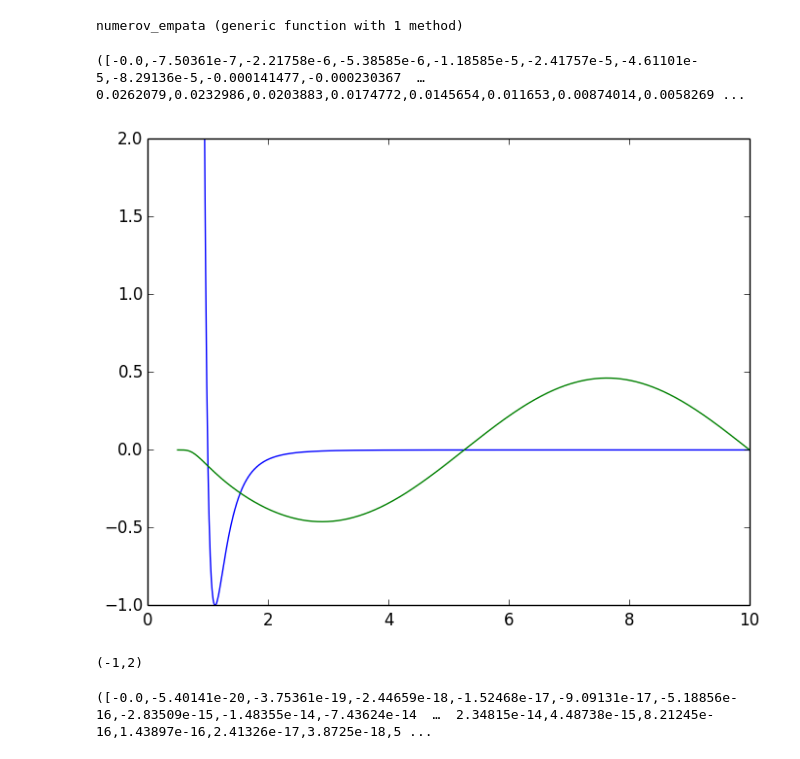
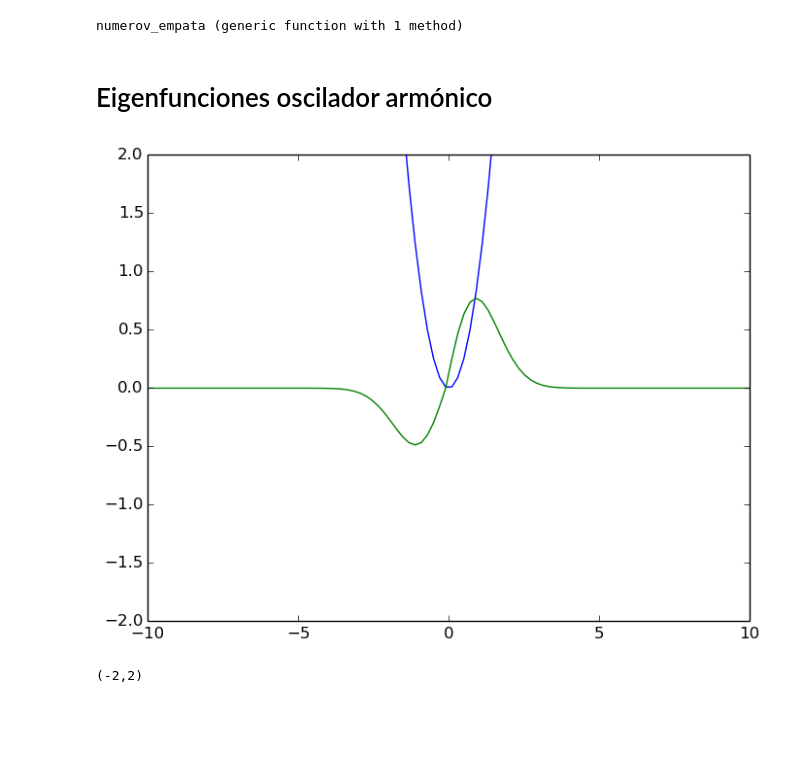
Before and after one commit to davidamaro/finalcompu, a Jupyter notebook: trabajo.ipynb, the cells around one changed output. Cells and saved outputs as stored; diff of their text form; code cells hidden in the pictures; blank space fills up the shorter version.

```diff
--- a/trabajo.ipynb
+++ b/trabajo.ipynb
@@ -408,13 +359,0 @@ PyObject <matplotlib.legend.Legend object at 0x...>
-# %%
-E = 17
-ψ_L = numerov_L(N, E, V_o, x_i, x_f)
-ψ_R = numerov_R(N, E, V_o, x_i, x_f)
-x = linspace(x_i, x_f,N)
-psi_l = normaliza(ψ_L, N, x_i, x_f)
-psi_r = normaliza(ψ_R, N, x_i, x_f)
-x = linspace(x_i, x_f,N)
-plot(x, psi_l)
-plot(x, psi_r)
-u = [V_o(u) for u in x]
-plot(x, u,label="pot")
-legend()
@@ -462,5 +400,3 @@ ylim(-1,1)
 # %% [output]
 [figure]
 (-1,1)
-# %%
-E_0 = bisec(4, 6, 1, (u->empata_func(N, u, V_o, x_i, x_f, 0)))
@@ -470,8 +402,0 @@ while loading In[58], in expression starting on line 1
-# %%
-lj(x) = 4*(1/x^(12)-1/x^6)
-E_0=0.5680481628056848
-N=100
-x_i = 0.9
-x_f = 5
-ψ_L = numerov_L(N, E, lj, x_i, x_f)
-ψ_R = numerov_R(N, E, lj, x_i, x_f)
@@ -528,29 +425,21 @@ function numerov_empata(N, E_1, E_2, V, x_i, x_f, x_min)
 end
 # %% [output]
 numerov_empata (generic function with 1 method)
-# %%
-N=1000
-x_i = 0.5
-x_f = 10
-ψ, E_0 = numerov_empata(N, 0,1, lj, x_i, x_f, 2.5)
-# %% [output]
-([-0.0,-7.50361e-7,-2.21758e-6,-5.38585e-6,-1.18585e-5,-2.41757e-5,-4.61101e-5,-8.29136e-5,-0.000141477,-0.000230367  …  0.0262079,0.0232986,0.0203883,0.0174772,0.0145654,0.011653,0.00874014,0.0058269 ...
+# %% [markdown]
+# Eigenfunciones oscilador armónico
 # %%
+N=100
+x_i = -10
+x_f = 10
+ψ, E_0 = numerov_empata(N, 2, 4, V_o, x_i, x_f, 0)
 x = linspace(x_i,x_f,N)
-malla_lj = map(lj, x)
-plot(x, malla_lj)
+malla_o = map(V_o, x)
+plot(x, malla_o)
 plot(x, ψ)
-ylim(-1, 2)
+ylim(-2, 2)
 # %% [output]
-[figure, old version]
+[figure, new version]
-(-1,2)
+(-2,2)
-# %%
-N=100
-x_i = -10
-x_f = 10
-ψ, E_0 = numerov_empata(N, 2, 4, V_o, x_i, x_f, 0)
-# %% [output]
-([-0.0,-5.40141e-20,-3.75361e-19,-2.44659e-18,-1.52468e-17,-9.09131e-17,-5.18856e-16,-2.83509e-15,-1.48355e-14,-7.43624e-14  …  2.34815e-14,4.48738e-15,8.21245e-16,1.43897e-16,2.41326e-17,3.8725e-18,5 ...
 # %%
 x = linspace(x_i,x_f,N)
 malla_o = map(V_o, x)
```
Also changed, not shown: parts of 12 cells of this notebook.
